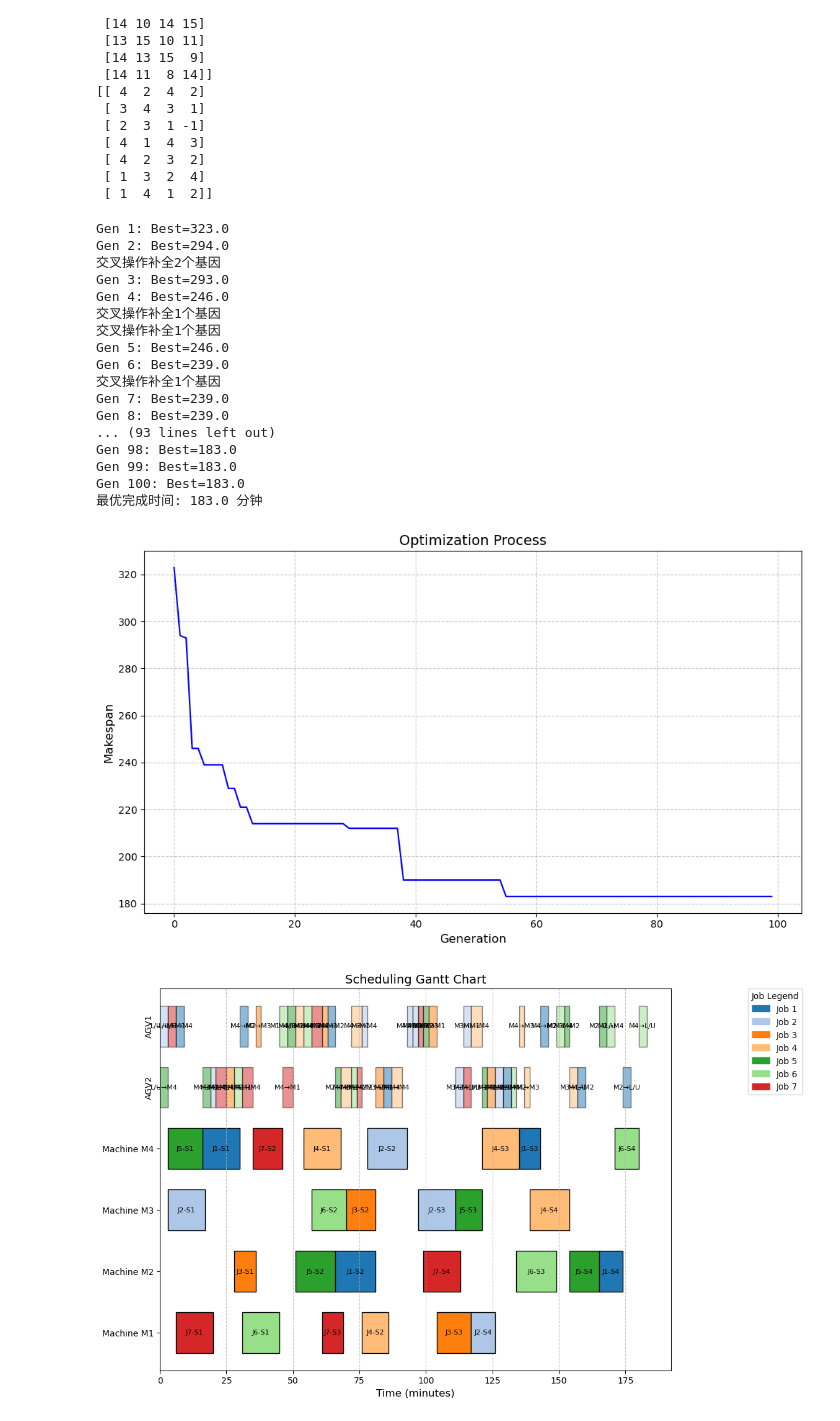
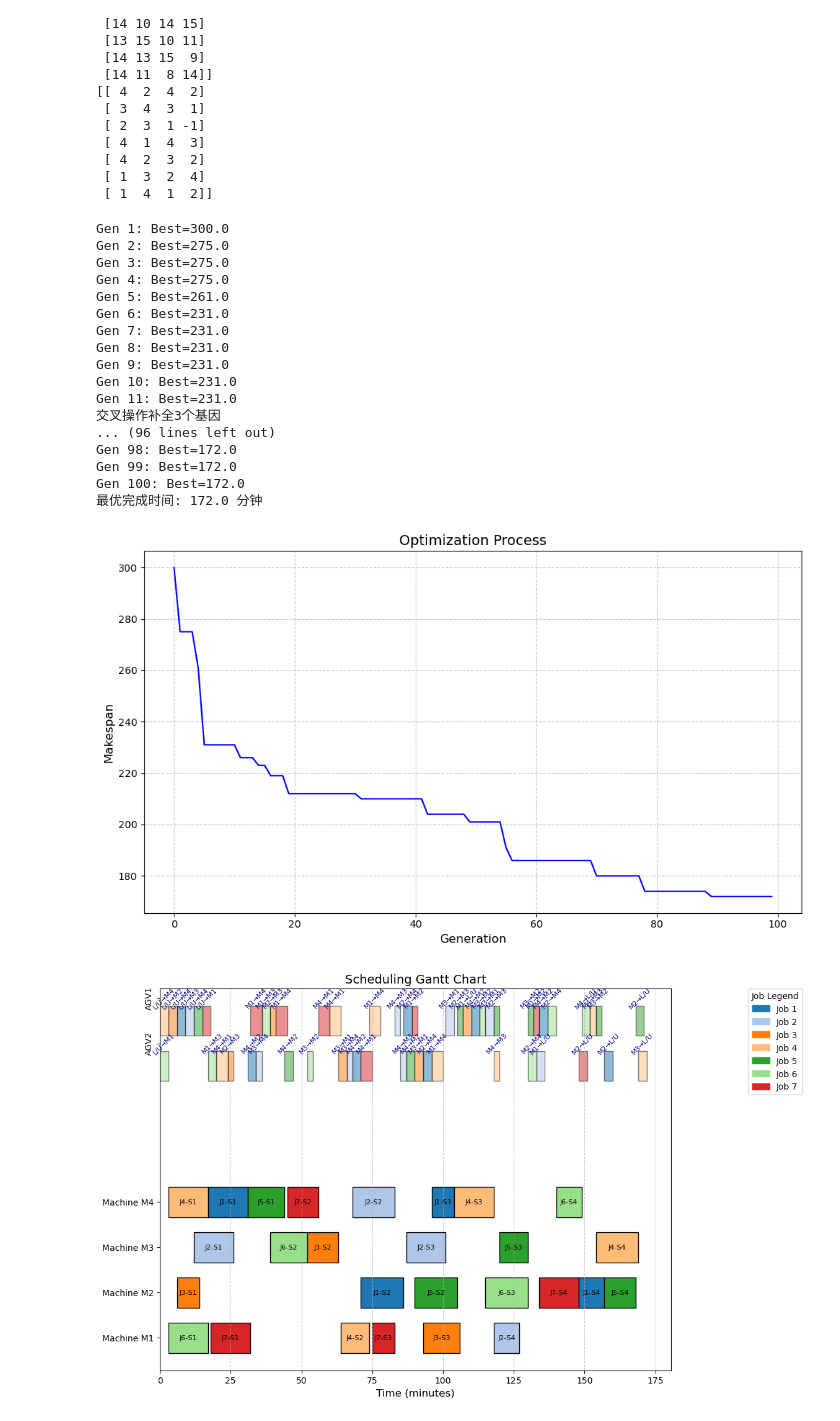
Before and after one commit to zakohao/open-hello-world, a Jupyter notebook: paper/fms-GA 2.0 .ipynb, the cells around one changed output. Cells and saved outputs as stored; diff of their text form; code cells hidden in the pictures.

```diff
--- a/paper/fms-GA 2.0 .ipynb
+++ b/paper/fms-GA 2.0 .ipynb
@@ -816,6 +816,13 @@ class DynamicJSSPSolver:
         schedule = best_chrom._schedule
         colors = plt.cm.tab20.colors
 
+        # 布局参数
+        MACHINE_ROW_HEIGHT = 4      # 机器行高
+        AGV_ROW_HEIGHT = 3          # AGV行高
+        TASK_HEIGHT_RATIO = 0.7     # 任务条高度占比
+        FONT_SIZE = 9               # 调整字体大小
+        MIN_DURATION_FOR_TEXT = 2   # 显示文字的最小持续时间
+
         # 绘制机器调度
         y_ticks = []
         y_labels = []
@@ -835,10 +842,11 @@ class DynamicJSSPSolver:
             y_labels.append(f'Machine {machine}')
 
         # 绘制AGV调度
-        agv_base_y = len(schedule['machines']) * 3
+        agv_base_y = len(schedule['machines']) *  MACHINE_ROW_HEIGHT + 2  # 增加间距
         for idx, (agv, tasks) in enumerate(schedule['agvs'].items()):
-            y = agv_base_y + idx * 3
+            y = agv_base_y + idx * AGV_ROW_HEIGHT
             for task in tasks:
+                # 绘制半透明运输任务条
                 plt.barh(y=y,
                          width=task['end'] - task['start'],
                          left=task['start'],
@@ -846,10 +854,24 @@ class DynamicJSSPSolver:
                          color=colors[task['job'] % 20],
                          alpha=0.5,
                          edgecolor='black')
-                plt.text((task['start'] + task['end']) / 2, y,
-                         f"{task['from']}→{task['to']}",
-                         ha='center', va='center', fontsize=8)
-            y_ticks.append(y)
+                duration = task['end'] - task['start']
+                if duration >= MIN_DURATION_FOR_TEXT:
+                    # 计算可用空间
+                    text_x = (task['start'] + task['end']) / 2
+                    text_y = y + AGV_ROW_HEIGHT/2
+
+                    # 自动选择旋转角度
+                    rotation = 0 if duration > 5 else 45
+
+                    plt.text(text_x, text_y,
+                             f"{task['from']}→{task['to']}",
+                             ha='center',
+                             va='center',
+                             fontsize=FONT_SIZE-1,
+                             rotation=rotation,
+                             color='darkblue')
+
+            y_ticks.append(y + AGV_ROW_HEIGHT/2)
             y_labels.append(f'AGV{agv+1}')
 
         # 坐标轴设置
@@ -873,49 +895,49 @@ class DynamicJSSPSolver:
         plt.legend(handles=patches,
                    bbox_to_anchor=(1.15, 1),
                    loc='upper left',
                    borderaxespad=0.,
                    title="Job Legend")
 
         # 布局调整
         plt.subplots_adjust(left=0.25,  # 左侧空间（适应垂直标签）
                           right=0.8,   # 右侧空间（适应图例）
                           hspace=0.4)
         plt.show()
 
 # 使用示例
 if __name__ == "__main__":
 
     # 初始化求解器
     solver = DynamicJSSPSolver(
         transport_time=TRANSPORT_TIME,
         agv_count=2
     )
 
     #time_matrix = time_matrix
     #machine_matrix = machine_matrix
 
     # 更新生产数据并求解
     solver.update_production_data(time_matrix, machine_matrix)
     best_solution, history = solver.solve(pop_size=50, max_gen=100)
     print(f"最优完成时间: {best_solution.makespan} 分钟")
     solver.visualize(best_solution, history)
 # %% [output]
-Gen 1: Best=323.0
-Gen 2: Best=294.0
-交叉操作补全2个基因
-Gen 3: Best=293.0
-Gen 4: Best=246.0
-交叉操作补全1个基因
-交叉操作补全1个基因
-Gen 5: Best=246.0
-Gen 6: Best=239.0
-交叉操作补全1个基因
-Gen 7: Best=239.0
-Gen 8: Best=239.0
-... (93 lines left out)
-Gen 98: Best=183.0
-Gen 99: Best=183.0
-Gen 100: Best=183.0
-最优完成时间: 183.0 分钟
+Gen 1: Best=300.0
+Gen 2: Best=275.0
+Gen 3: Best=275.0
+Gen 4: Best=275.0
+Gen 5: Best=261.0
+Gen 6: Best=231.0
+Gen 7: Best=231.0
+Gen 8: Best=231.0
+Gen 9: Best=231.0
+Gen 10: Best=231.0
+Gen 11: Best=231.0
+交叉操作补全3个基因
+... (96 lines left out)
+Gen 98: Best=172.0
+Gen 99: Best=172.0
+Gen 100: Best=172.0
+最优完成时间: 172.0 分钟
-[figure, old version]
+[figure, new version]
-[figure, old version]
+[figure, new version]
```
